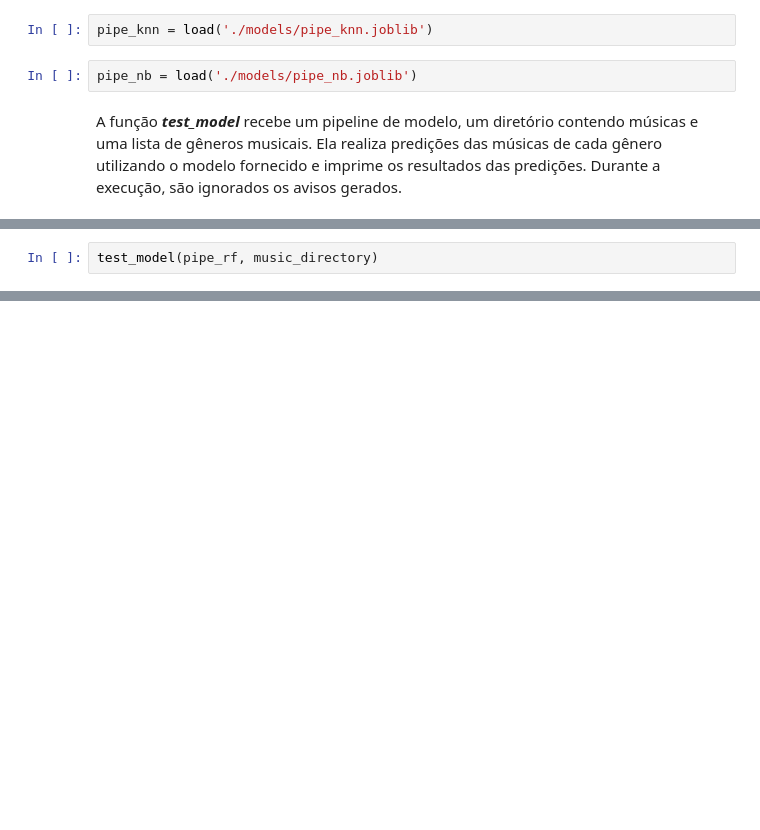
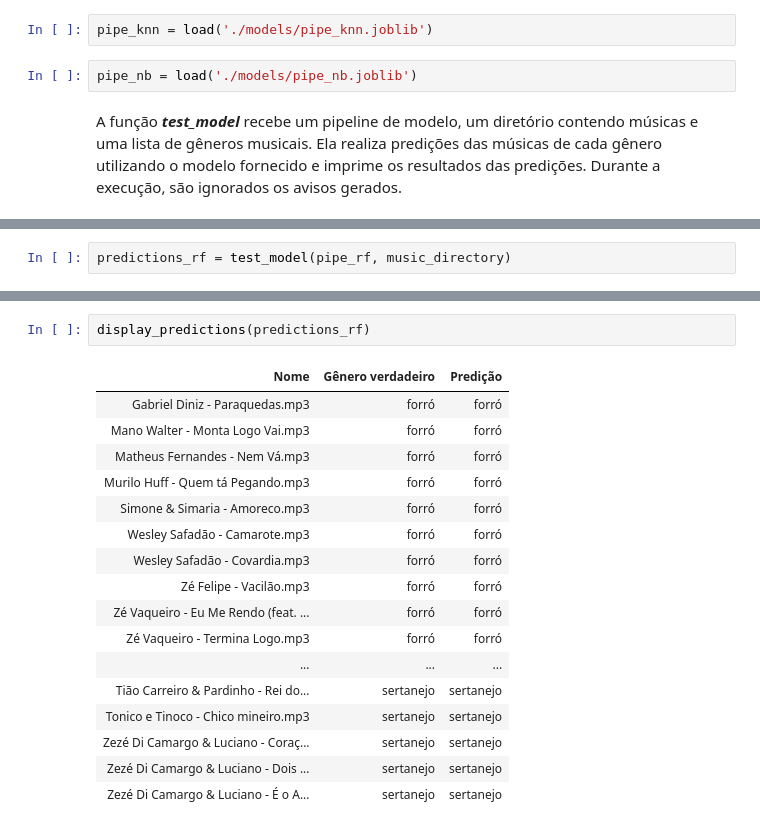
Before and after one commit to Matheus-0/Music-Genre-Classification, a Jupyter notebook: testing.ipynb, the cells around one changed output, grey strips where cells are left out. Drawn from its saved outputs; the diff is of its cells as text; blank space fills up the shorter version.

```diff
--- a/testing.ipynb
+++ b/testing.ipynb
@@ -146,5 +132,5 @@ Realizando predições de músicas de samba...
 Realizando predições de músicas de sertanejo...
 # %%
-test_model(pipe_rf, music_directory)
+predictions_rf = test_model(pipe_rf, music_directory)
 # %% [output]
 Realizando predições de músicas de forró...
@@ -226,0 +251,20 @@ Realizando predições de músicas de sertanejo...
+# %%
+display_predictions(predictions_rf)
+# %% [output]
+| Nome | Gênero verdadeiro | Predição |
+| Gabriel Diniz - Paraquedas.mp3 | forró | forró |
+| Mano Walter - Monta Logo Vai.mp3 | forró | forró |
+| Matheus Fernandes - Nem Vá.mp3 | forró | forró |
+| Murilo Huff - Quem tá Pegando.mp3 | forró | forró |
+| Simone & Simaria - Amoreco.mp3 | forró | forró |
+| Wesley Safadão - Camarote.mp3 | forró | forró |
+| Wesley Safadão - Covardia.mp3 | forró | forró |
+| Zé Felipe - Vacilão.mp3 | forró | forró |
+| Zé Vaqueiro - Eu Me Rendo (feat. ... | forró | forró |
+| Zé Vaqueiro - Termina Logo.mp3 | forró | forró |
+| ... | ... | ... |
+| Tião Carreiro & Pardinho - Rei do... | sertanejo | sertanejo |
+| Tonico e Tinoco - Chico mineiro.mp3 | sertanejo | sertanejo |
+| Zezé Di Camargo & Luciano - Coraç... | sertanejo | sertanejo |
+| Zezé Di Camargo & Luciano - Dois ... | sertanejo | sertanejo |
+| Zezé Di Camargo & Luciano - É o A... | sertanejo | sertanejo |
```
Also changed, not shown: parts of 25 cells of this notebook, 1 other file.
